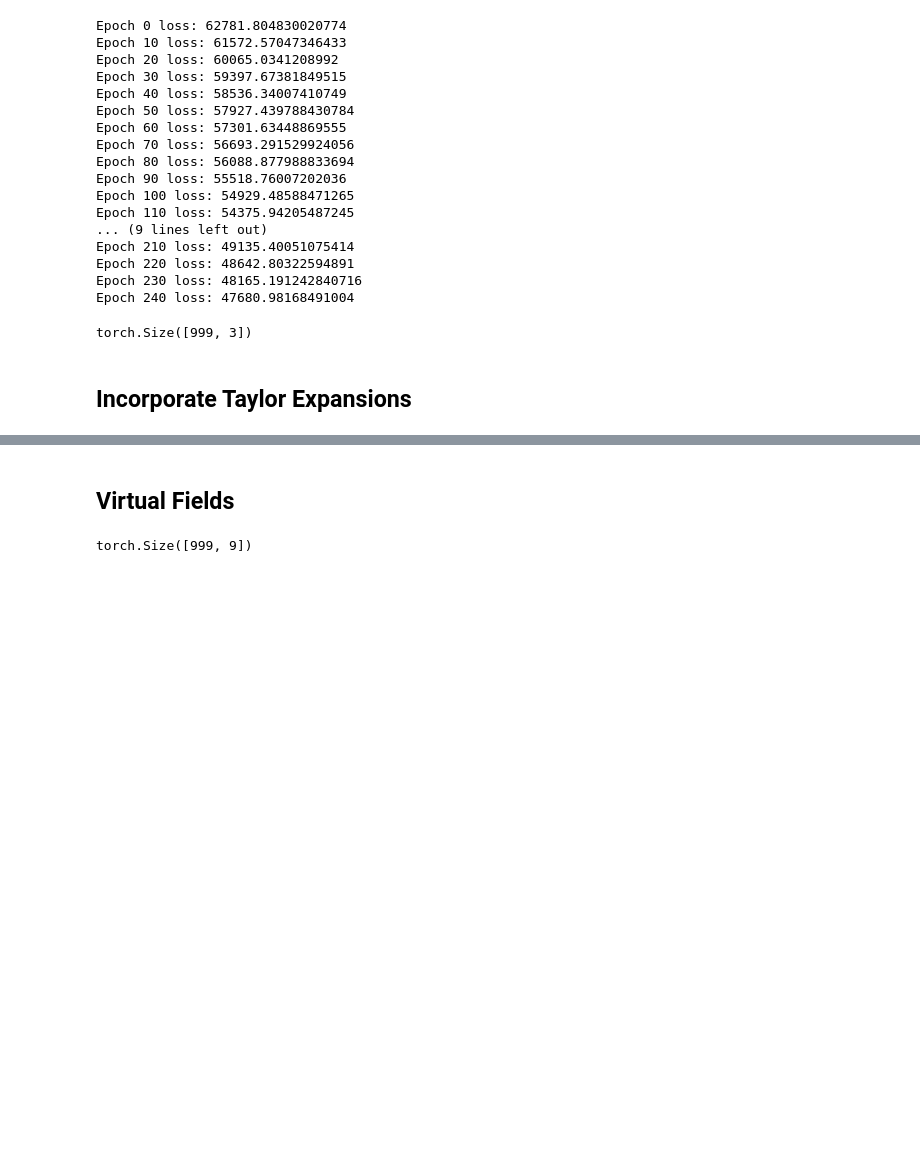
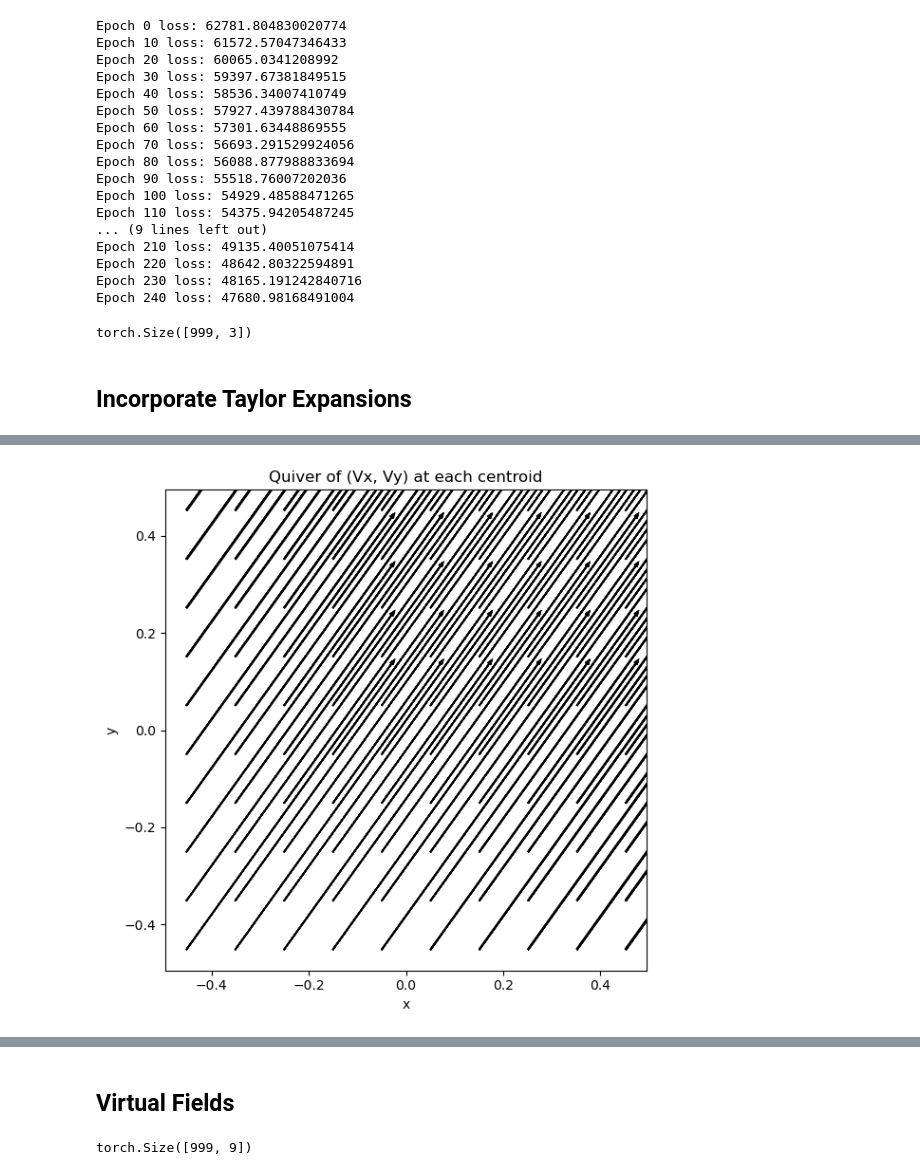
Before and after one commit to grodrguez3/EUCLID-hyperelasticity-NN, a Jupyter notebook: my_drivers/debug.ipynb, the cells around one changed output, grey strips where cells are left out. Cells and saved outputs as stored; diff of their text form; code cells hidden in the pictures; blank space fills up the shorter version.

```diff
--- a/my_drivers/debug.ipynb
+++ b/my_drivers/debug.ipynb
@@ -607,0 +786,33 @@ Epoch 240 loss: 124312.20348404215
+# %%
+from mpl_toolkits.mplot3d import Axes3D
+# 1) Convert to NumPy for easy printing:
+VF_np         = VF.detach().cpu().numpy()          # shape = (Nelements, 3)
+centroids_np  = centroids.detach().cpu().numpy()   # shape = (Nelements, 3)
+
+
+import matplotlib.pyplot as plt
+
+# 1) Convert to NumPy:
+VF_np        = VF.detach().cpu().numpy()       # (Nelements, 3)
+centroids_np = centroids.detach().cpu().numpy()# (Nelements, 3)
+
+x = centroids_np[:, 0]   # (Nelements,)
+y = centroids_np[:, 1]   # (Nelements,)
+u = VF_np[:, 0]          # Vx at each centroid
+v = VF_np[:, 1]          # Vy at each centroid
+
+plt.figure(figsize=(6,6))
+plt.quiver(
+    x, y,       # arrow‐base positions
+    u, v,       # arrow components
+    angles="xy", scale_units="xy", scale=1.0,
+    width=0.003, headwidth=3, headlength=4
+)
+plt.axis("equal")    # so that 1 unit in x = 1 unit in y
+plt.xlabel("x")
+plt.ylabel("y")
+plt.title("Quiver of (Vx, Vy) at each centroid")
+plt.tight_layout()
+plt.show()
+# %% [output]
+[figure, added]
```
Also changed, not shown: parts of 14 cells of this notebook, 1 other file.
